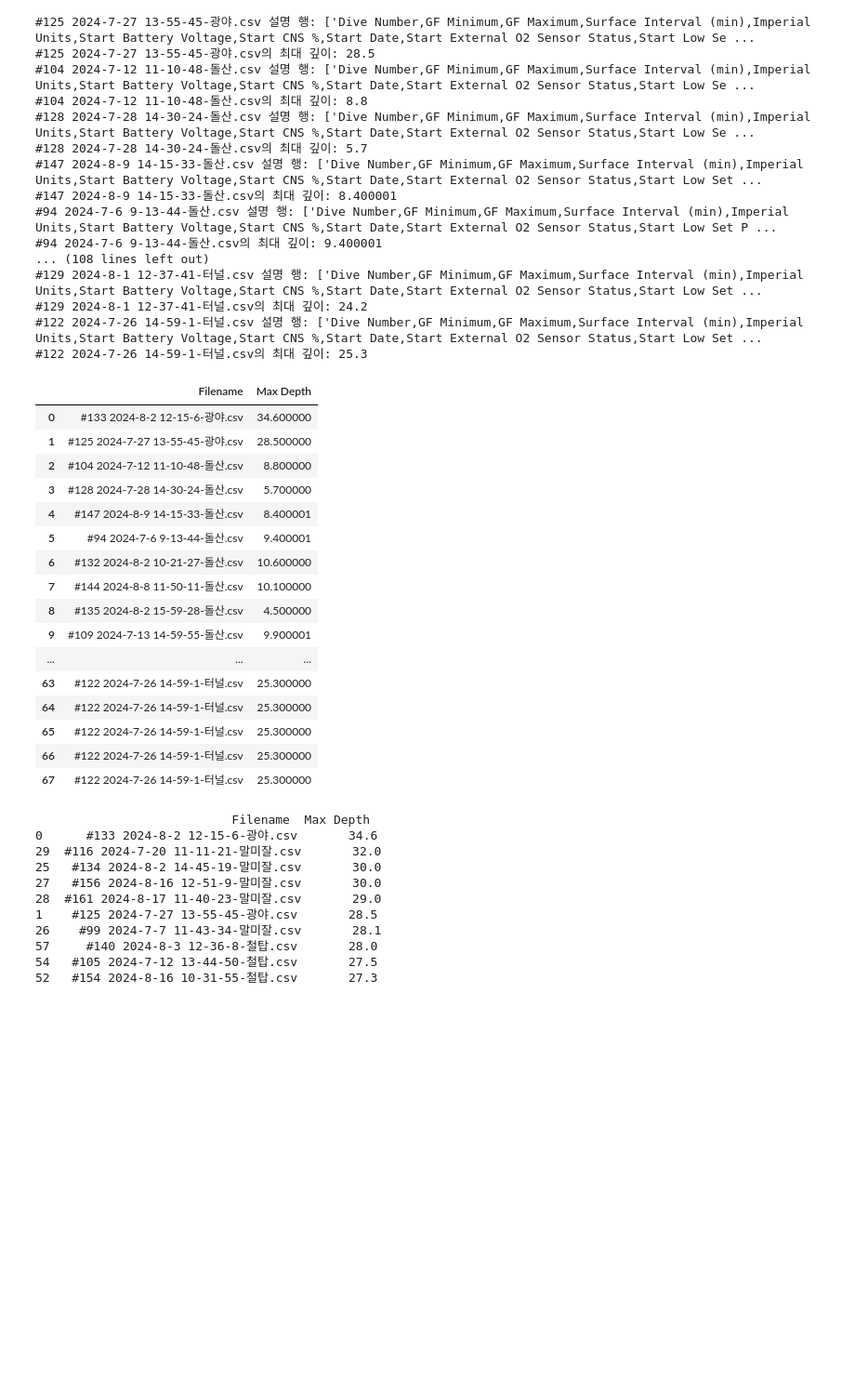
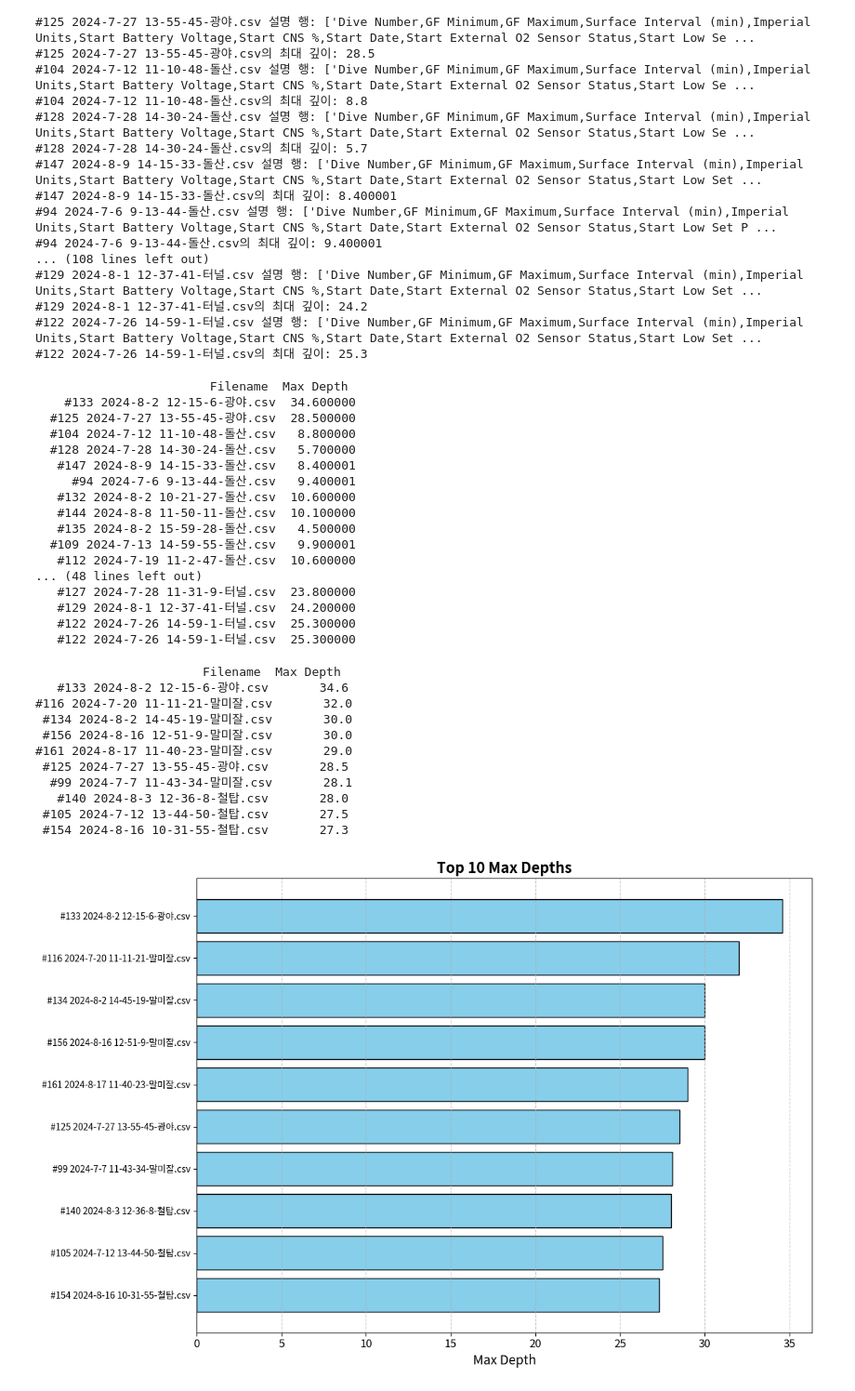
Before and after one commit to Eisenberg1113/data-analysis, a Jupyter notebook: main.ipynb, the cells around one changed output. Shown at 93% size. Drawn from its saved outputs; the diff is of its cells as text; code cells hidden in the pictures; blank space fills up the shorter version.

```diff
--- a/main.ipynb
+++ b/main.ipynb
@@ -70,42 +70,57 @@ else:
 if max_depths:
     max_depths_df = pd.DataFrame(max_depths, columns=['Filename', 'Max Depth'])
     pd.set_option('display.max_rows', None)  # 모든 행을 표시하도록 설정
-    display(max_depths_df)
+    print(max_depths_df.to_string(index=False))
 else:
     print("null")
 # %% [output]
-|  | Filename | Max Depth |
-| 0 | #133 2024-8-2 12-15-6-광야.csv | 34.600000 |
-| 1 | #125 2024-7-27 13-55-45-광야.csv | 28.500000 |
-| 2 | #104 2024-7-12 11-10-48-돌산.csv | 8.800000 |
-| 3 | #128 2024-7-28 14-30-24-돌산.csv | 5.700000 |
-| 4 | #147 2024-8-9 14-15-33-돌산.csv | 8.400001 |
-| 5 | #94 2024-7-6 9-13-44-돌산.csv | 9.400001 |
-| 6 | #132 2024-8-2 10-21-27-돌산.csv | 10.600000 |
-| 7 | #144 2024-8-8 11-50-11-돌산.csv | 10.100000 |
-| 8 | #135 2024-8-2 15-59-28-돌산.csv | 4.500000 |
-| 9 | #109 2024-7-13 14-59-55-돌산.csv | 9.900001 |
-| ... | ... | ... |
-| 63 | #122 2024-7-26 14-59-1-터널.csv | 25.300000 |
-| 64 | #122 2024-7-26 14-59-1-터널.csv | 25.300000 |
-| 65 | #122 2024-7-26 14-59-1-터널.csv | 25.300000 |
-| 66 | #122 2024-7-26 14-59-1-터널.csv | 25.300000 |
-| 67 | #122 2024-7-26 14-59-1-터널.csv | 25.300000 |
+                        Filename  Max Depth
+    #133 2024-8-2 12-15-6-광야.csv  34.600000
+  #125 2024-7-27 13-55-45-광야.csv  28.500000
+  #104 2024-7-12 11-10-48-돌산.csv   8.800000
+  #128 2024-7-28 14-30-24-돌산.csv   5.700000
+   #147 2024-8-9 14-15-33-돌산.csv   8.400001
+     #94 2024-7-6 9-13-44-돌산.csv   9.400001
+   #132 2024-8-2 10-21-27-돌산.csv  10.600000
+   #144 2024-8-8 11-50-11-돌산.csv  10.100000
+   #135 2024-8-2 15-59-28-돌산.csv   4.500000
+  #109 2024-7-13 14-59-55-돌산.csv   9.900001
+   #112 2024-7-19 11-2-47-돌산.csv  10.600000
+... (48 lines left out)
+   #127 2024-7-28 11-31-9-터널.csv  23.800000
+   #129 2024-8-1 12-37-41-터널.csv  24.200000
+   #122 2024-7-26 14-59-1-터널.csv  25.300000
+   #122 2024-7-26 14-59-1-터널.csv  25.300000
 # %%
 # 최대 수심이 깊은 상위 1-10위
 if max_depths:
     max_depths_df = pd.DataFrame(max_depths, columns=['Filename', 'Max Depth'])
     top_10_max_depths = max_depths_df.nlargest(10, 'Max Depth')
-    print(top_10_max_depths)
+    print(top_10_max_depths.to_string(index=False))
 # %% [output]
-                           Filename  Max Depth
-0      #133 2024-8-2 12-15-6-광야.csv       34.6
-29  #116 2024-7-20 11-11-21-말미잘.csv       32.0
-25   #134 2024-8-2 14-45-19-말미잘.csv       30.0
-27   #156 2024-8-16 12-51-9-말미잘.csv       30.0
-28  #161 2024-8-17 11-40-23-말미잘.csv       29.0
-1    #125 2024-7-27 13-55-45-광야.csv       28.5
-26    #99 2024-7-7 11-43-34-말미잘.csv       28.1
-57     #140 2024-8-3 12-36-8-철탑.csv       28.0
-54   #105 2024-7-12 13-44-50-철탑.csv       27.5
-52   #154 2024-8-16 10-31-55-철탑.csv       27.3
+                       Filename  Max Depth
+   #133 2024-8-2 12-15-6-광야.csv       34.6
+#116 2024-7-20 11-11-21-말미잘.csv       32.0
+ #134 2024-8-2 14-45-19-말미잘.csv       30.0
+ #156 2024-8-16 12-51-9-말미잘.csv       30.0
+#161 2024-8-17 11-40-23-말미잘.csv       29.0
+ #125 2024-7-27 13-55-45-광야.csv       28.5
+  #99 2024-7-7 11-43-34-말미잘.csv       28.1
+   #140 2024-8-3 12-36-8-철탑.csv       28.0
+ #105 2024-7-12 13-44-50-철탑.csv       27.5
+ #154 2024-8-16 10-31-55-철탑.csv       27.3
+# %%
+# 시각화 추가
+plt.figure(figsize=(12, 8))  # 그래프 크기 조정
+plt.barh(top_10_max_depths['Filename'], top_10_max_depths['Max Depth'], color='skyblue', edgecolor='black')
+plt.xlabel('Max Depth', fontsize=14)
+#plt.ylabel('Filename', fontsize=14)
+plt.title('Top 10 Max Depths', fontsize=16, fontweight='bold')
+plt.xticks(fontsize=12)
+plt.yticks(fontsize=10)
+plt.gca().invert_yaxis()  # 수평 막대그래프에서 큰 값이 위로 오도록 설정
+plt.grid(axis='x', linestyle='--', alpha=0.7)  # 가독성을 위한 그리드 추가
+plt.tight_layout()
+plt.show()
+# %% [output]
+[figure, added]
```
Also changed, not shown: parts of 1 cell of this notebook.
